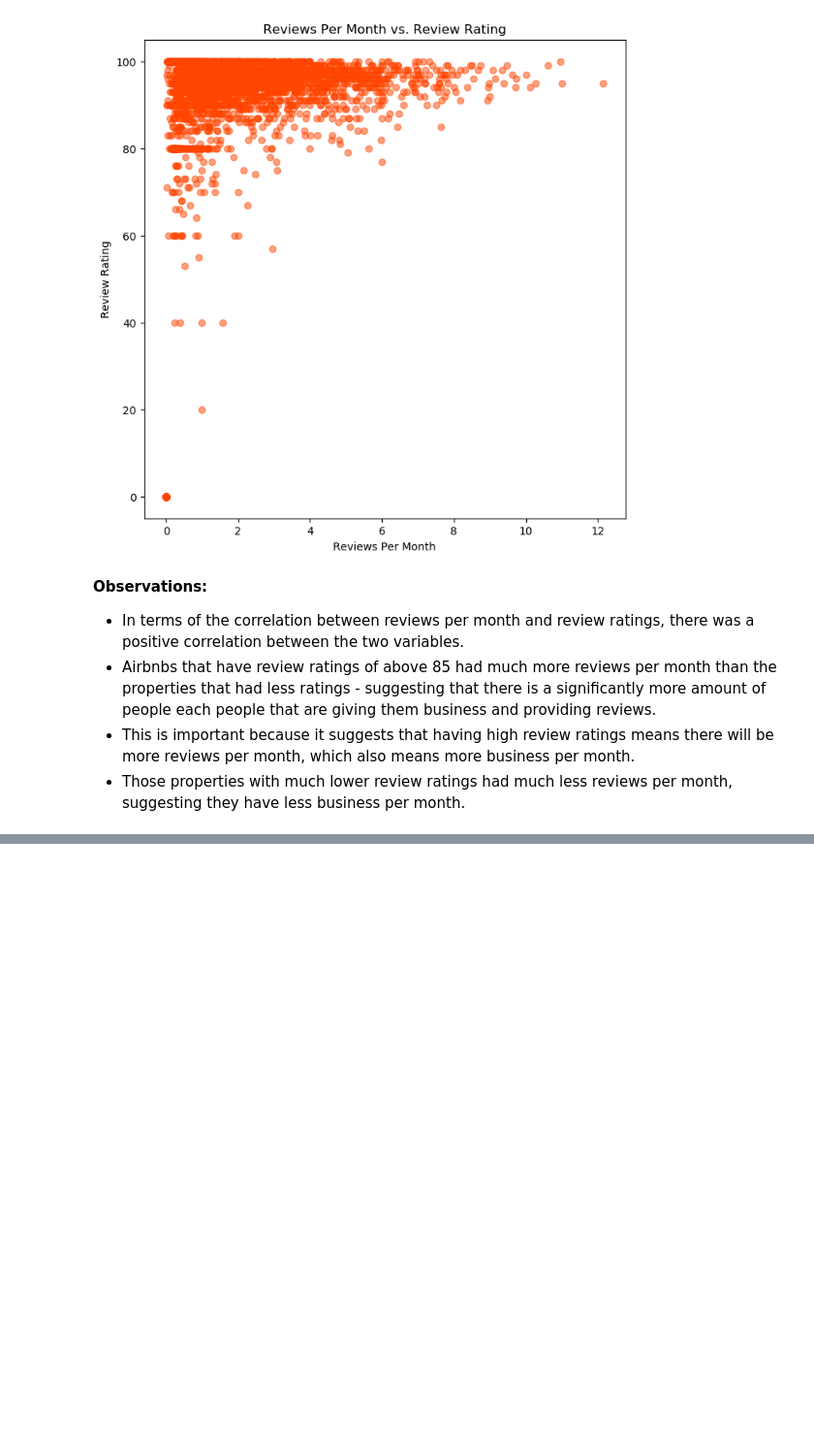
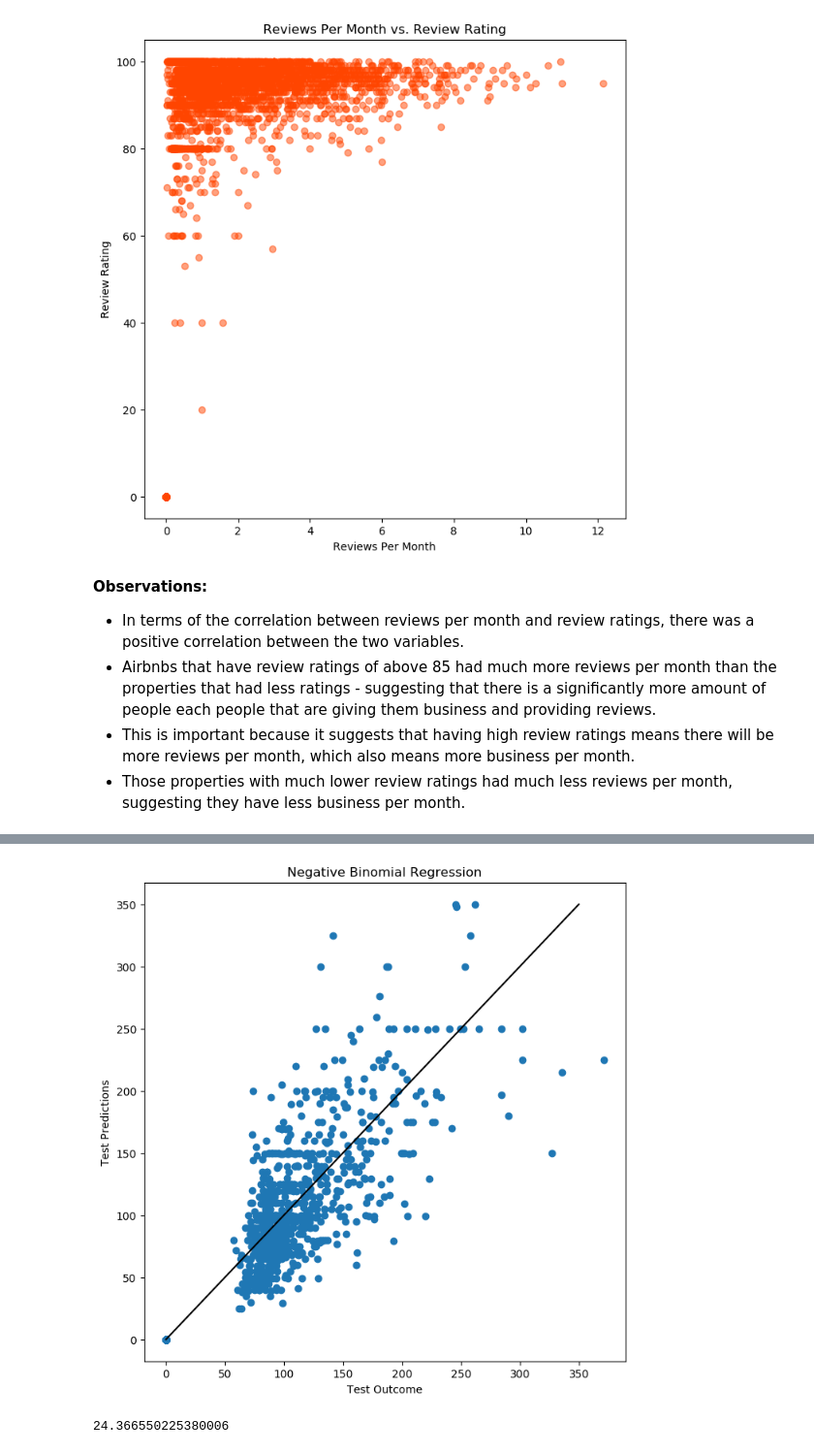
Before and after one commit to kevinhuynh23/RACK, a Jupyter notebook: report.ipynb, the cells around one changed output, grey strips where cells are left out. Shown at 97% size. Saved outputs shown, nothing was run; the diff lists cells and outputs as text; code cells hidden in the pictures; blank space fills up the shorter version.

```diff
--- a/report.ipynb
+++ b/report.ipynb
@@ -132,0 +171,8 @@ analysis.fig_reviews_per_month_vs_price
+# %%
+model.fig_nbr
+# %% [output]
+[figure, added]
+# %%
+model.nbr_score
+# %% [output]
+24.366550225380006
```
Also changed, not shown: parts of 16 cells of this notebook.
